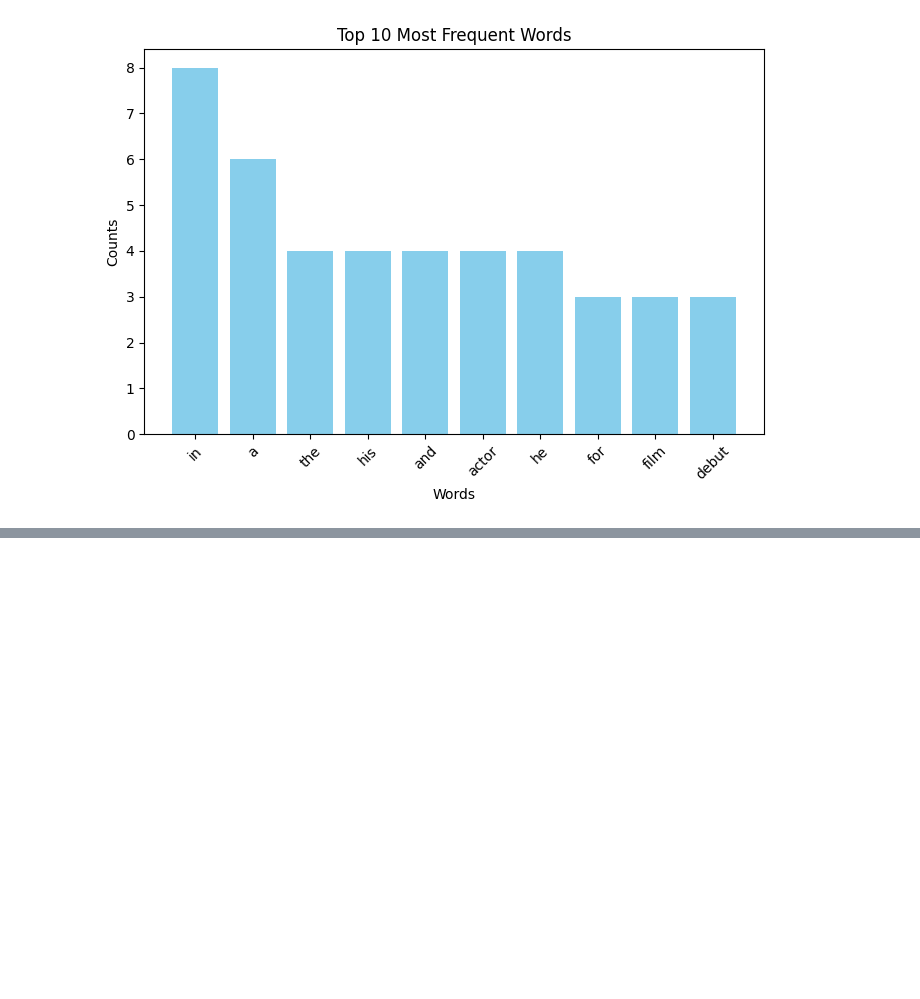
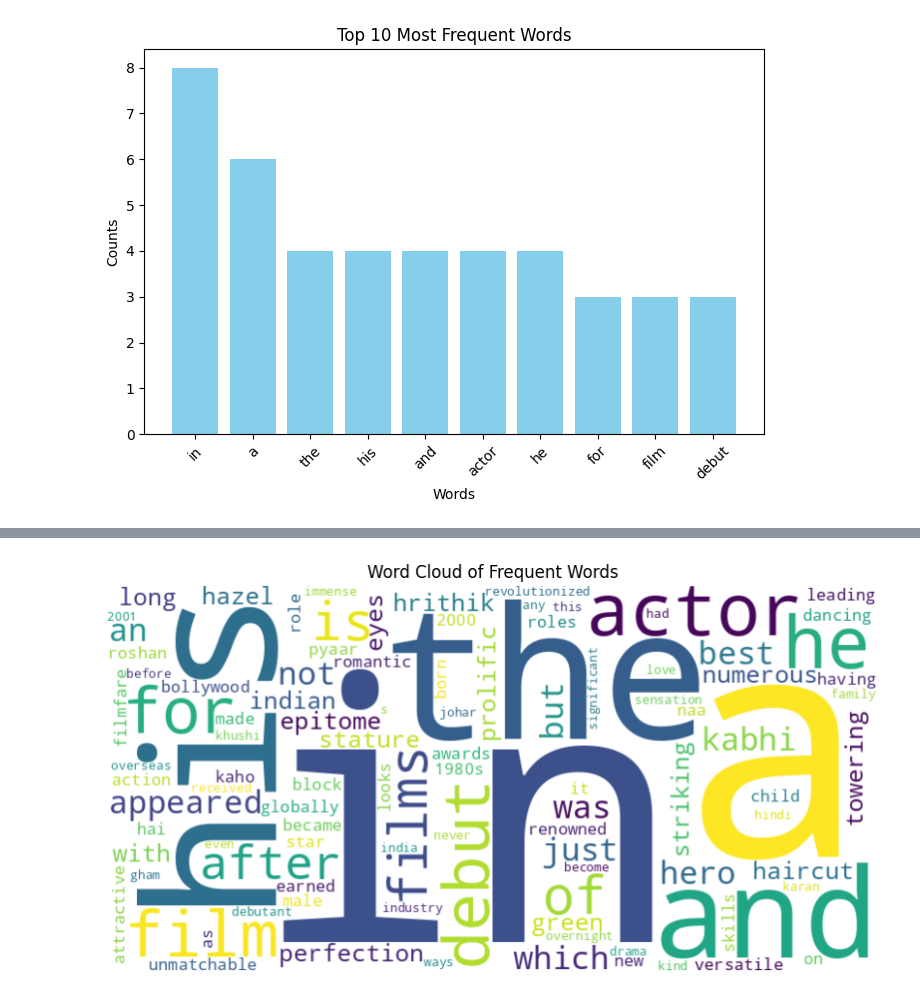
Before and after one commit to shivachaudhary46/natural_language_processing, a Jupyter notebook: Bag_of_words/Bag_of_words_again.ipynb, the cells around one changed output, grey strips where cells are left out. Cells and saved outputs as stored; diff of their text form; code cells hidden in the pictures; blank space fills up the shorter version.

```diff
--- a/Bag_of_words/Bag_of_words_again.ipynb
+++ b/Bag_of_words/Bag_of_words_again.ipynb
@@ -134,0 +176,13 @@ Top 10 frequent words: ['in', 'a', 'the', 'his', 'and', 'actor', 'he', 'for', 'f
+# %%
+# visualizing the frequent used words in the words cloud
+from wordcloud import WordCloud
+
+wordcloud = WordCloud(width=800, height=400, background_color="white").generate_from_frequencies(word2count)
+
+plt.figure(figsize=(10, 6))
+plt.imshow(wordcloud, interpolation="bilinear")
+plt.axis("off")
+plt.title("Word Cloud of Frequent Words")
+plt.show()
+# %% [output]
+[figure, added]
```
Also changed, not shown: parts of 5 cells of this notebook.
